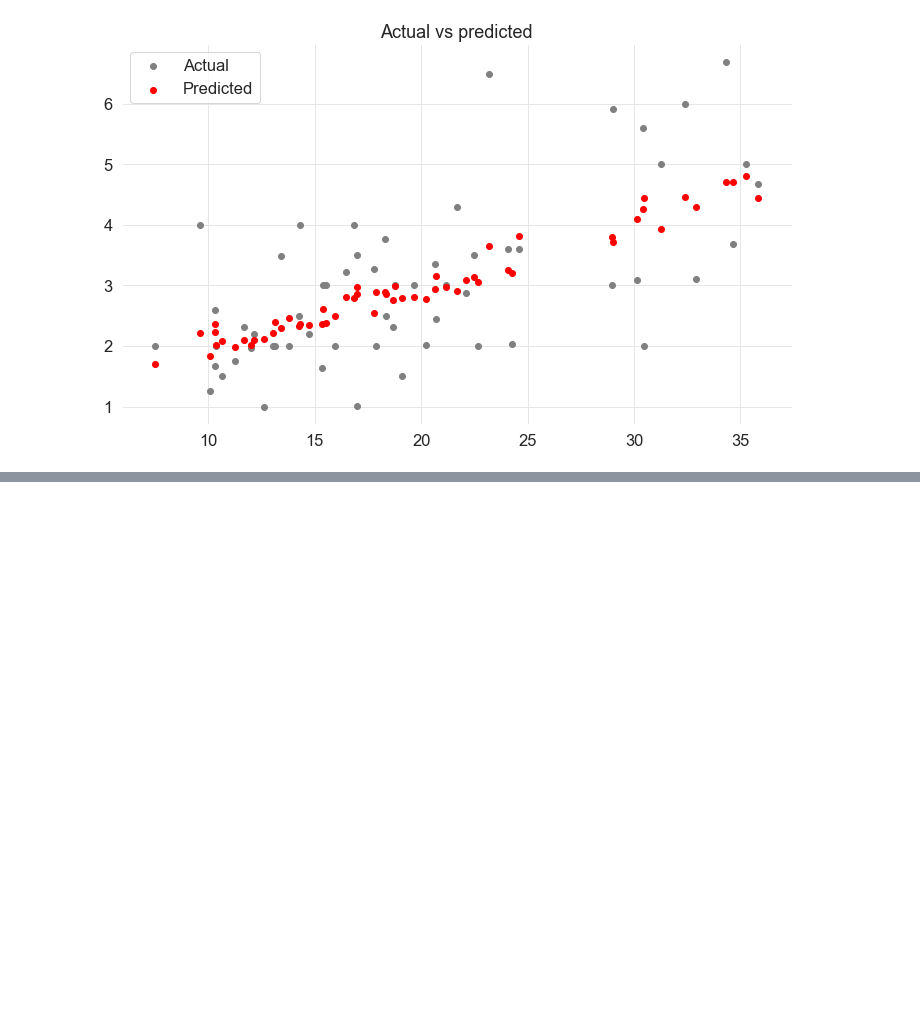
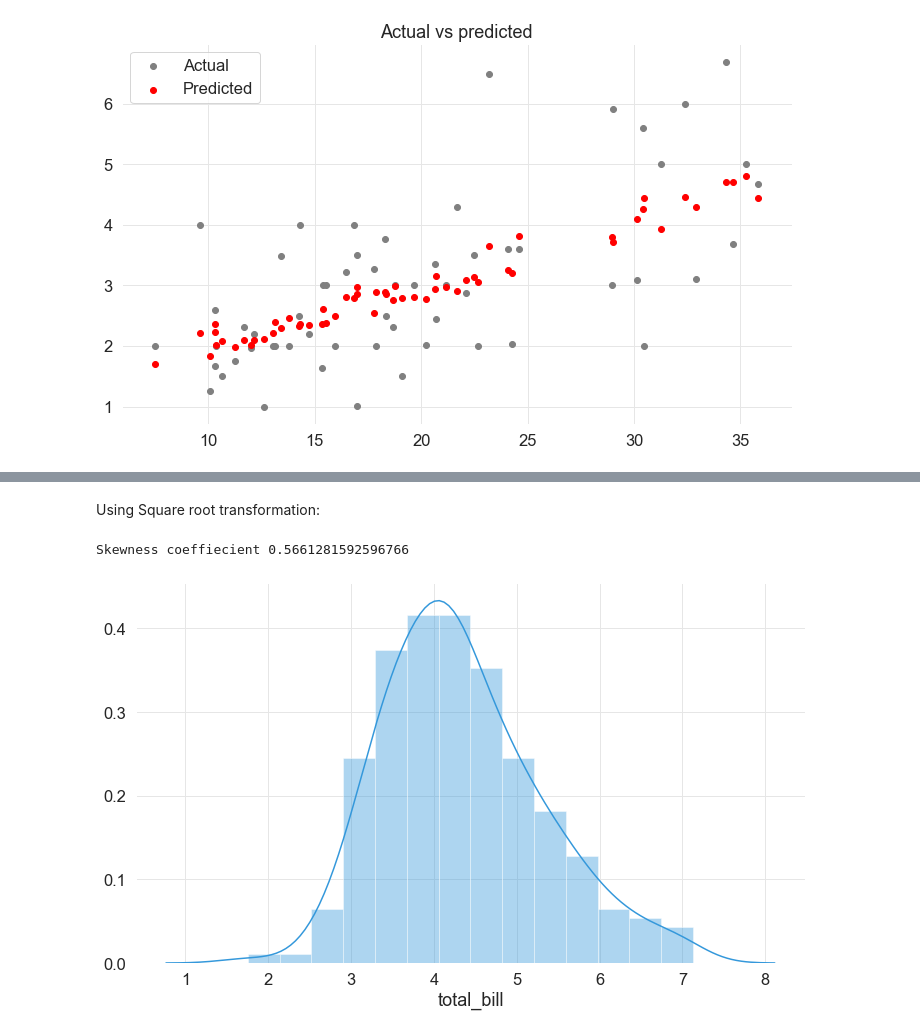
Before and after one commit to ajithcl/TipsAnalysis, a Jupyter notebook: Tips_analysis.ipynb, the cells around one changed output, grey strips where cells are left out. Drawn from its saved outputs; the diff is of its cells as text; code cells hidden in the pictures; blank space fills up the shorter version.

```diff
--- a/Tips_analysis.ipynb
+++ b/Tips_analysis.ipynb
@@ -377,0 +404,9 @@ plt.title("Actual vs predicted");
+# %% [markdown]
+Using Square root transformation:
+# %%
+sqrt_tot_bill = np.sqrt(df_input.total_bill)
+print (f"Skewness coeffiecient {sqrt_tot_bill.skew()}")
+sns.distplot(sqrt_tot_bill);
+# %% [output]
+Skewness coeffiecient 0.5661281592596766
+[figure, added]
```
Also changed, not shown: parts of 26 cells of this notebook.
